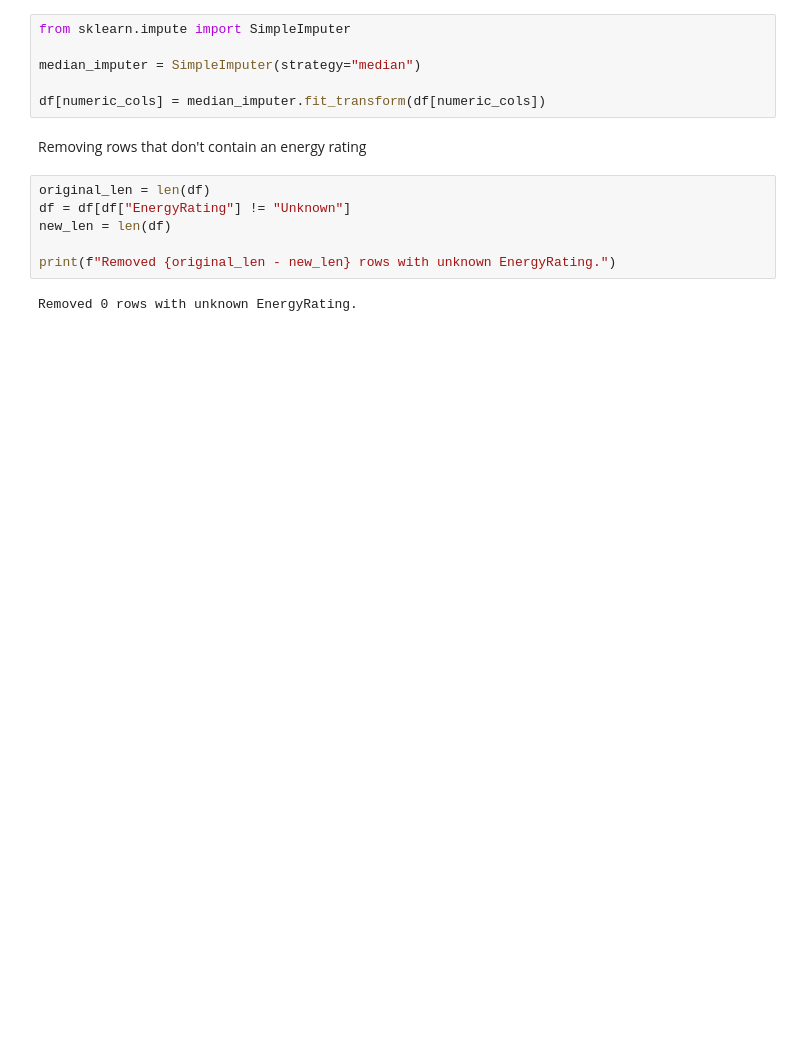
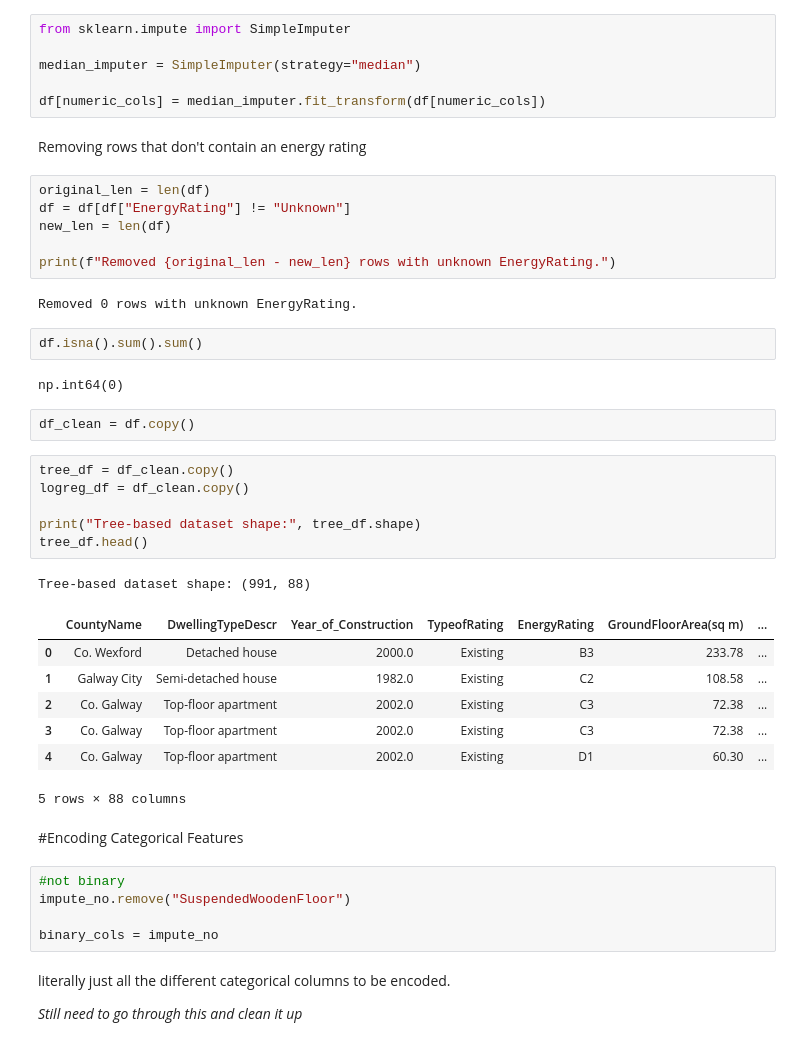
Before and after one commit to BenRyan-8/APA_CA, a Jupyter notebook: BERPrediction.ipynb, the cells around one changed output. Drawn from its saved outputs; the diff is of its cells as text; blank space fills up the shorter version.

Commit message:
Encoded features added

```diff
--- a/BERPrediction.ipynb
+++ b/BERPrediction.ipynb
@@ -538,3 +538,35 @@ new_len = len(df)
 print(f"Removed {original_len - new_len} rows with unknown EnergyRating.")
 # %% [output]
 Removed 0 rows with unknown EnergyRating.
+# %%
+df.isna().sum().sum()
+# %% [output]
+np.int64(0)
+# %%
+df_clean = df.copy()
+# %%
+tree_df = df_clean.copy()
+logreg_df = df_clean.copy()
+
+print("Tree-based dataset shape:", tree_df.shape)
+tree_df.head()
+# %% [output]
+Tree-based dataset shape: (991, 88)
+|  | CountyName | DwellingTypeDescr | Year_of_Construction | TypeofRating | EnergyRating | GroundFloorArea(sq m) | ... |
+| 0 | Co. Wexford | Detached house | 2000.0 | Existing | B3 | 233.78 | ... |
+| 1 | Galway City | Semi-detached house | 1982.0 | Existing | C2 | 108.58 | ... |
+| 2 | Co. Galway | Top-floor apartment | 2002.0 | Existing | C3 | 72.38 | ... |
+| 3 | Co. Galway | Top-floor apartment | 2002.0 | Existing | C3 | 72.38 | ... |
+| 4 | Co. Galway | Top-floor apartment | 2002.0 | Existing | D1 | 60.30 | ... |
+5 rows × 88 columns
+# %% [markdown]
+#Encoding Categorical Features
+# %%
+#not binary
+impute_no.remove("SuspendedWoodenFloor")
+
+binary_cols = impute_no
+# %% [markdown]
+literally just all the different categorical columns to be encoded.
+
+*Still need to go through this and clean it up*
```
Also changed, not shown: parts of 9 cells of this notebook.
